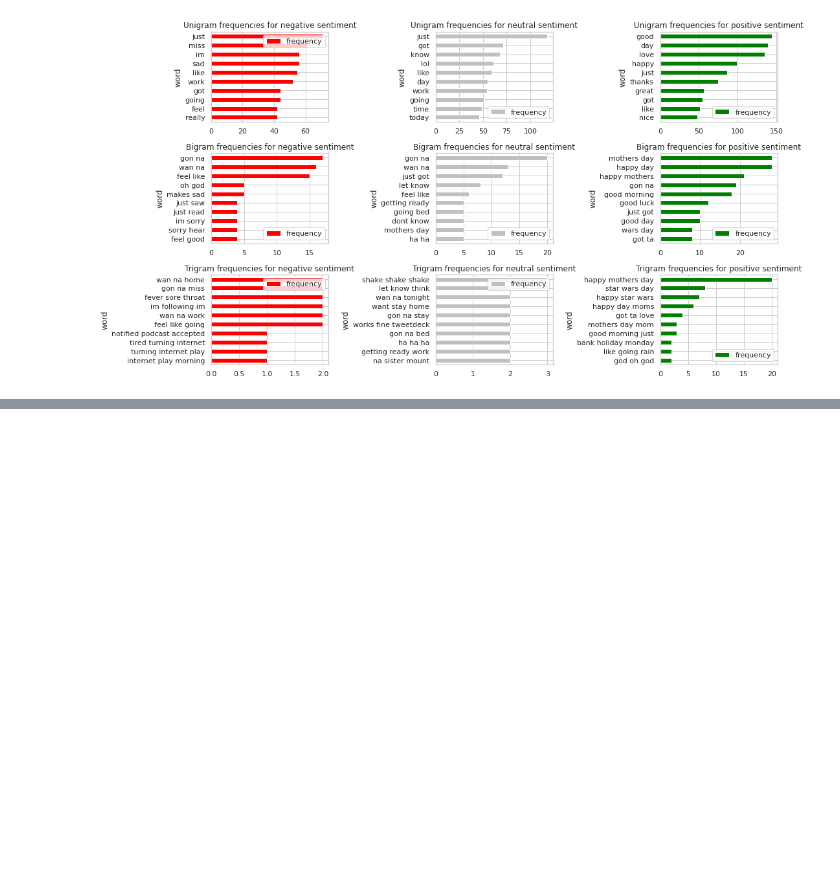
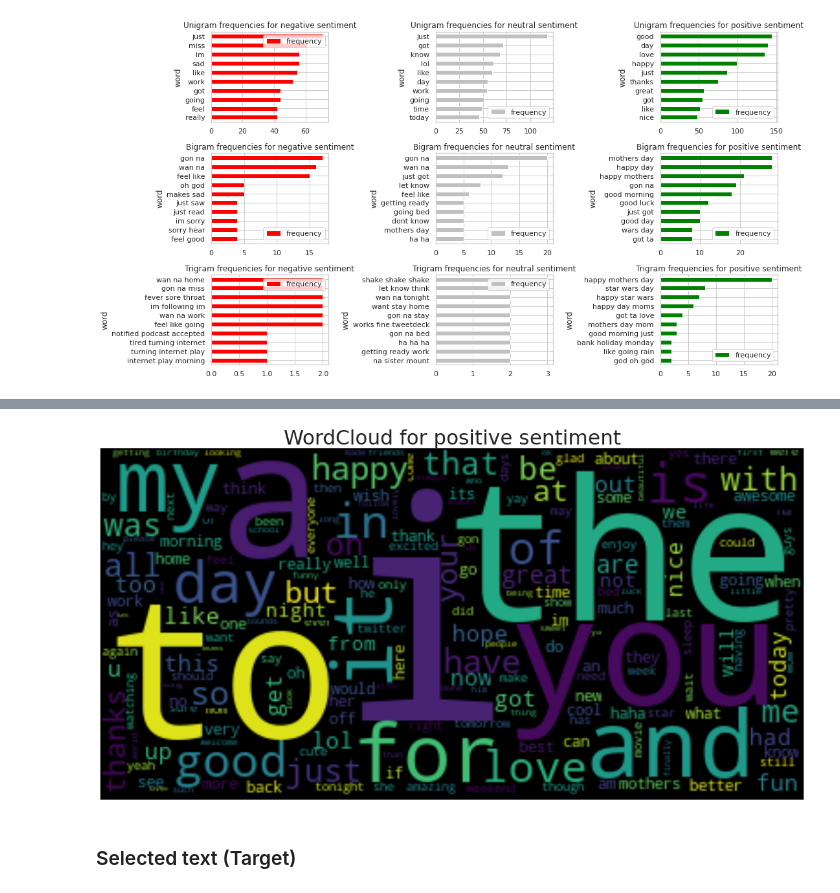
Before and after one commit to casals90/nlp_twitter_sentiment_extraction, a Jupyter notebook: Data cleaning and EDA.ipynb, the cells around one changed output, grey strips where cells are left out. Drawn from its saved outputs; the diff is of its cells as text; code cells hidden in the pictures; blank space fills up the shorter version.

```diff
--- a/Data cleaning and EDA.ipynb
+++ b/Data cleaning and EDA.ipynb
@@ -325,0 +350,8 @@ plot_unigrams_bigrams_trigrams(word_count_by_sentiment, grouped_words, groups, c
+# %%
+cond = full_df.sentiment == "positive"
+text = [word for tweet in full_df[cond].text_cleaned.str.split() for word in tweet]
+generate_word_cloud(text, "WordCloud for positive sentiment")
+# %% [output]
+[figure, added]
+# %% [markdown]
+### Selected text (Target)
```
Also changed, not shown: parts of 20 cells of this notebook.
